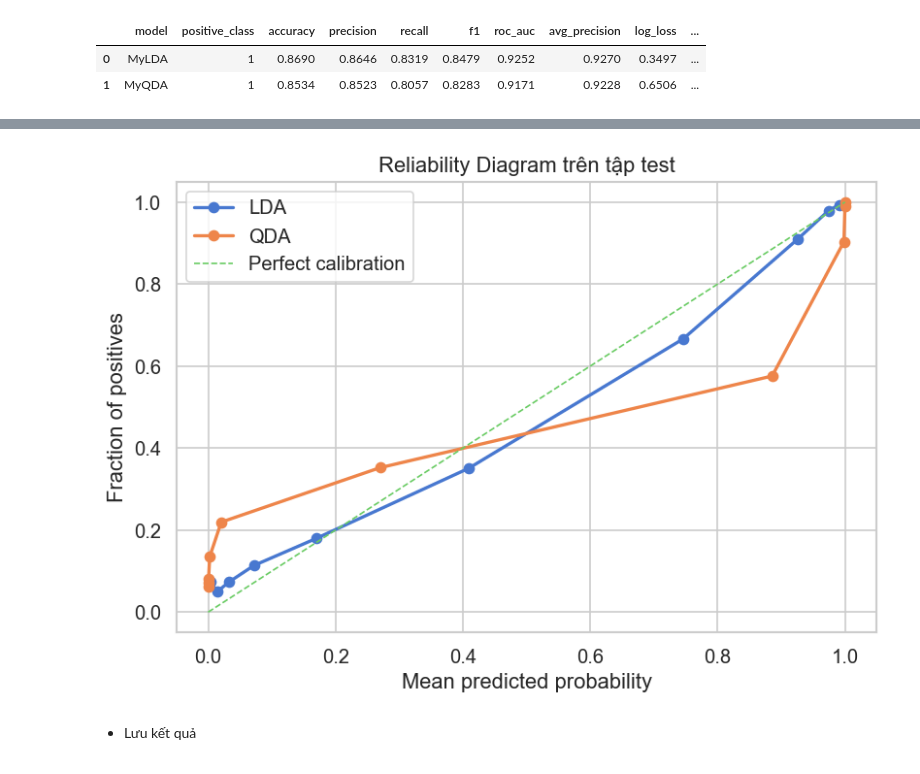
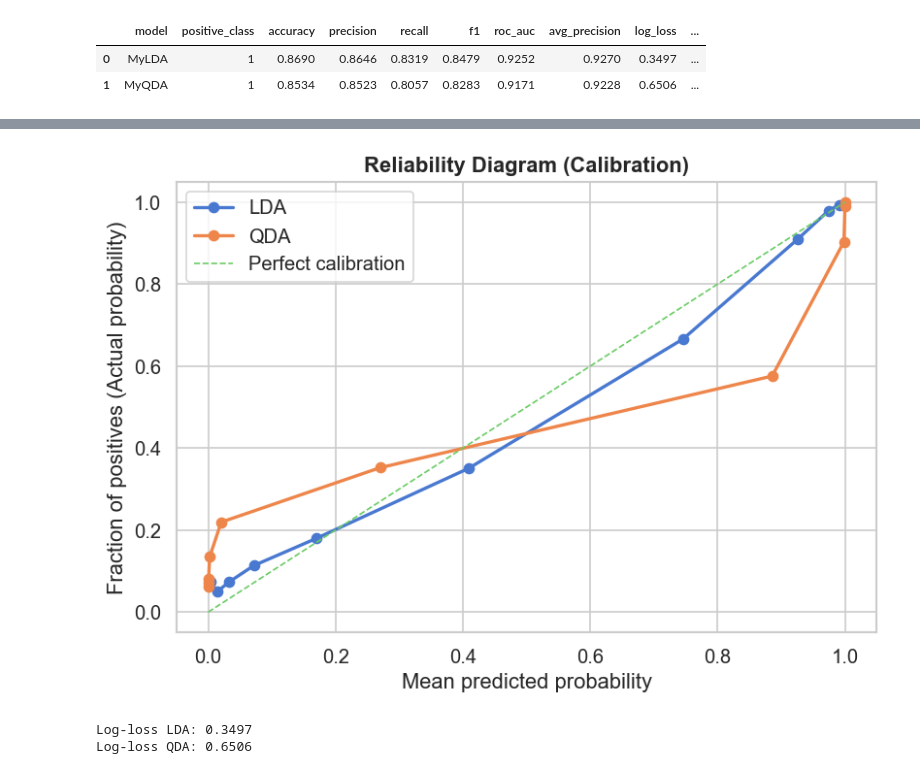
Before and after one commit to conluoi123/Machine-Learning---Project-1-, a Jupyter notebook: code/Part2_Classification/model_2.ipynb, the cells around one changed output, grey strips where cells are left out. Saved outputs shown, nothing was run; the diff lists cells and outputs as text; code cells hidden in the pictures.

```diff
--- a/code/Part2_Classification/model_2.ipynb
+++ b/code/Part2_Classification/model_2.ipynb
@@ -693,5 +697,5 @@ display(test_results_df.round(4))
 # %%
-# Vẽ confusion matrix cho LDA và QDA
+# Vẽ confusion matrix cho LDA và QDA để so sánh lỗi phân loại giữa hai mô hình
 fig, axes = plt.subplots(1, 2, figsize=(12, 5))
 
 for ax, (name, y_pred) in zip(
@@ -707,7 +711,7 @@ for ax, (name, y_pred) in zip(
         cbar=False,
         ax=ax
     )
-    ax.set_title(f'Confusion Matrix - {name}')
+    ax.set_title(f'Confusion Matrix - {name}', fontweight='bold')
     ax.set_xlabel('Predicted label')
     ax.set_ylabel('True label')
 
@@ -815,19 +846,24 @@ display(mcnemar_result.round(6))
 # %%
-# Vẽ reliability diagram (calibration curve) cho LDA và QDA
 plt.figure(figsize=(7, 5))
 
 for name, y_prob in [('LDA', y_prob_lda), ('QDA', y_prob_qda)]:
+    # Chia dữ liệu thành 10 bins phân vị
     frac_pos, mean_pred = calibration_curve(y_test, y_prob, n_bins=10, strategy='quantile')
     plt.plot(mean_pred, frac_pos, marker='o', linewidth=2, label=name)
 
+# Đường chéo lý tưởng (Perfect calibration)
 plt.plot([0, 1], [0, 1], '--', linewidth=1, label='Perfect calibration')
 plt.xlabel('Mean predicted probability')
-plt.ylabel('Fraction of positives')
-plt.title('Reliability Diagram trên tập test')
+plt.ylabel('Fraction of positives (Actual probability)')
+plt.title('Reliability Diagram (Calibration)', fontweight='bold')
 plt.legend()
 plt.tight_layout()
 plt.show()
+
+# Tính Log-loss để củng cố phân tích
+print(f"Log-loss LDA: {log_loss(y_test, lda_full.predict_proba(X_test)):.4f}")
+print(f"Log-loss QDA: {log_loss(y_test, qda_full.predict_proba(X_test)):.4f}")
 # %% [output]
-[figure, old version]
+[figure, new version]
+Log-loss LDA: 0.3497
+Log-loss QDA: 0.6506
-# %% [markdown]
-- Lưu kết quả
```
Also changed, not shown: parts of 55 cells of this notebook.
